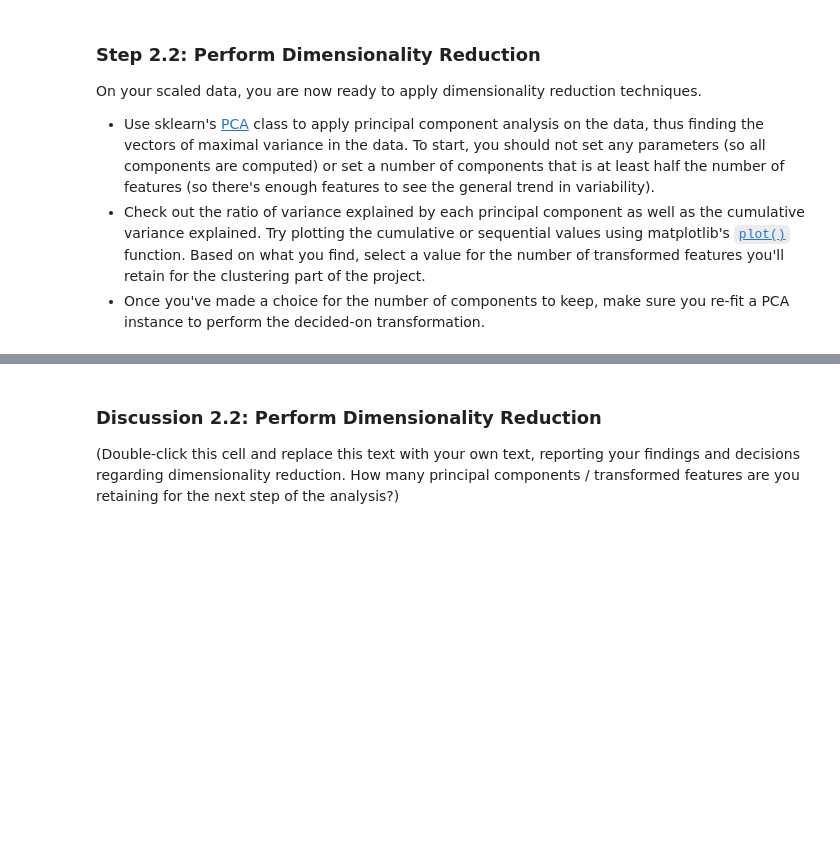
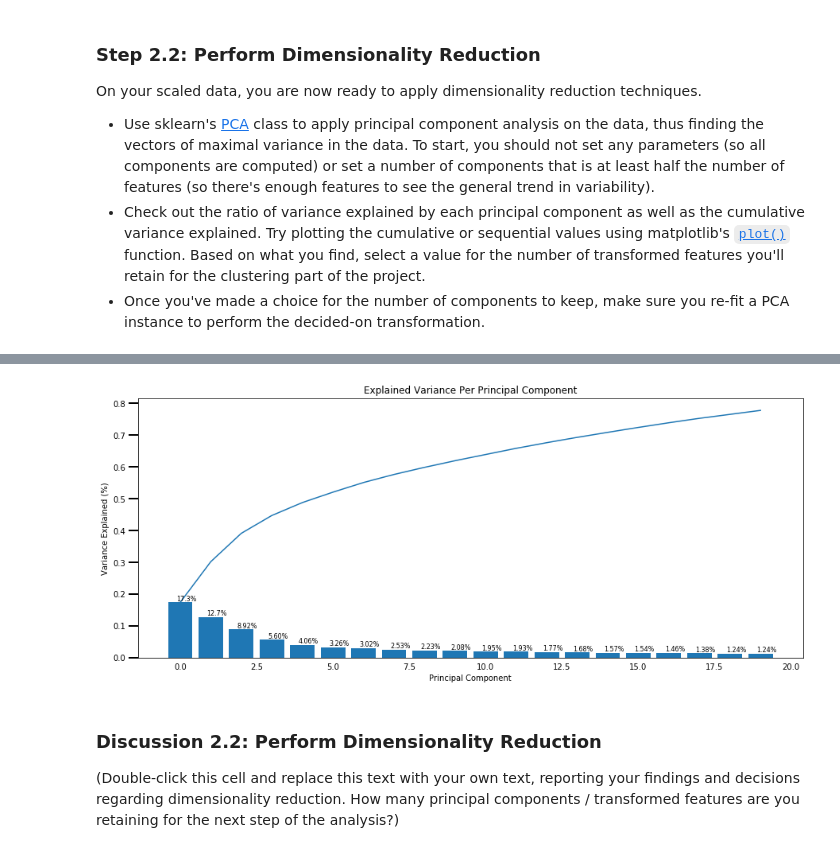
Before and after one commit to gepallas/Machine_Learning_3_Customer_Segmentation, a Jupyter notebook: Identify_Customer_Segments.ipynb, the cells around one changed output, grey strips where cells are left out. Saved outputs shown, nothing was run; the diff lists cells and outputs as text; code cells hidden in the pictures; blank space fills up the shorter version.

```diff
--- a/Identify_Customer_Segments.ipynb
+++ b/Identify_Customer_Segments.ipynb
@@ -1226,5 +1262,11 @@ On your scaled data, you are now ready to apply dimensionality reduction techniq
 # %%
 # Re-apply PCA to the data while selecting for number of components to retain.
+pca_2 = PCA(n_components=20)
+azdias_PCA_2 = pca_2.fit_transform(azdias_scaled)
+# %%
+scree_plot(pca_2)
+# %% [output]
+[figure, added]
 # %% [markdown]
 ### Discussion 2.2: Perform Dimensionality Reduction
 
```
Also changed, not shown: parts of 5 cells of this notebook.
